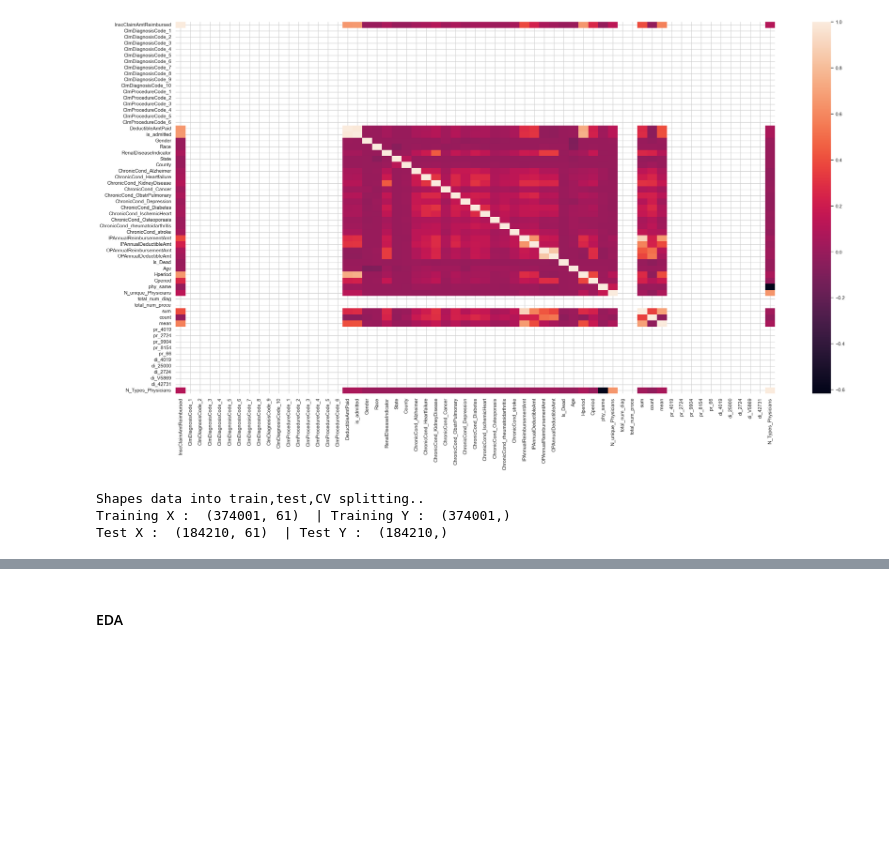
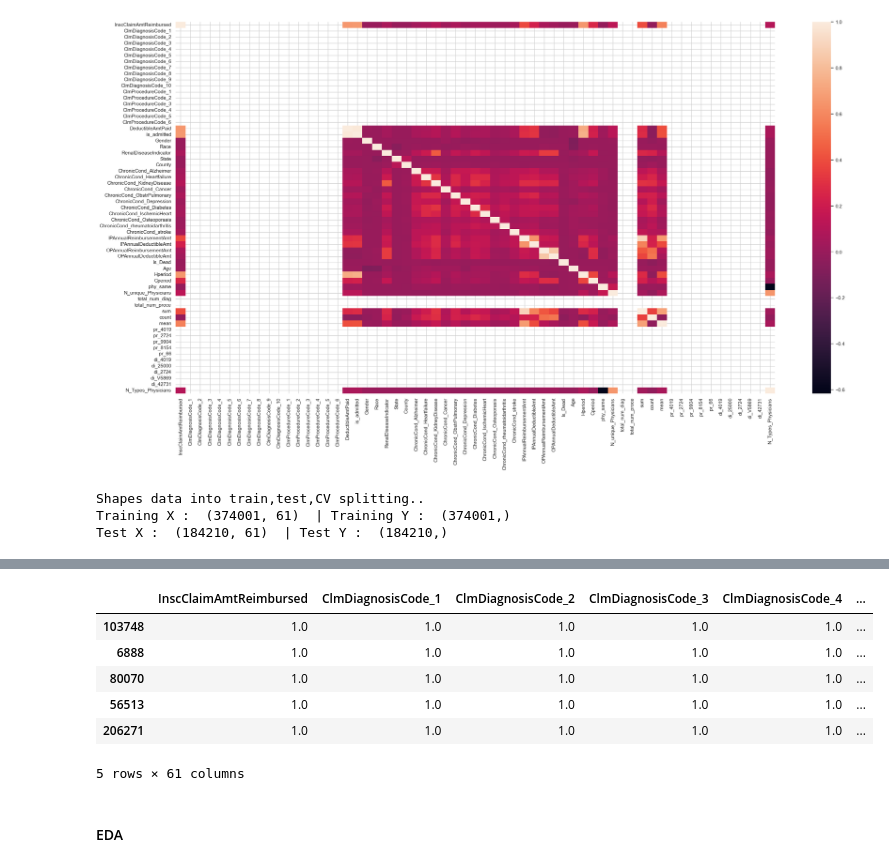
Before and after one commit to yingliu1206/Fraud-detection-In-Health-Care, a Jupyter notebook: code.ipynb, the cells around one changed output, grey strips where cells are left out. Cells and saved outputs as stored; diff of their text form; code cells hidden in the pictures; blank space fills up the shorter version.

```diff
--- a/code.ipynb
+++ b/code.ipynb
@@ -794,3 +838,13 @@ Test X :  (184210, 61)  | Test Y :  (184210,)
+# %%
+X_test.head(5)
+# %% [output]
+|  | InscClaimAmtReimbursed | ClmDiagnosisCode_1 | ClmDiagnosisCode_2 | ClmDiagnosisCode_3 | ClmDiagnosisCode_4 | ... |
+| 103748 | 1.0 | 1.0 | 1.0 | 1.0 | 1.0 | ... |
+| 6888 | 1.0 | 1.0 | 1.0 | 1.0 | 1.0 | ... |
+| 80070 | 1.0 | 1.0 | 1.0 | 1.0 | 1.0 | ... |
+| 56513 | 1.0 | 1.0 | 1.0 | 1.0 | 1.0 | ... |
+| 206271 | 1.0 | 1.0 | 1.0 | 1.0 | 1.0 | ... |
+5 rows × 61 columns
 # %% [markdown]
 #### EDA
 # %%
```
Also changed, not shown: parts of 4 cells of this notebook.
